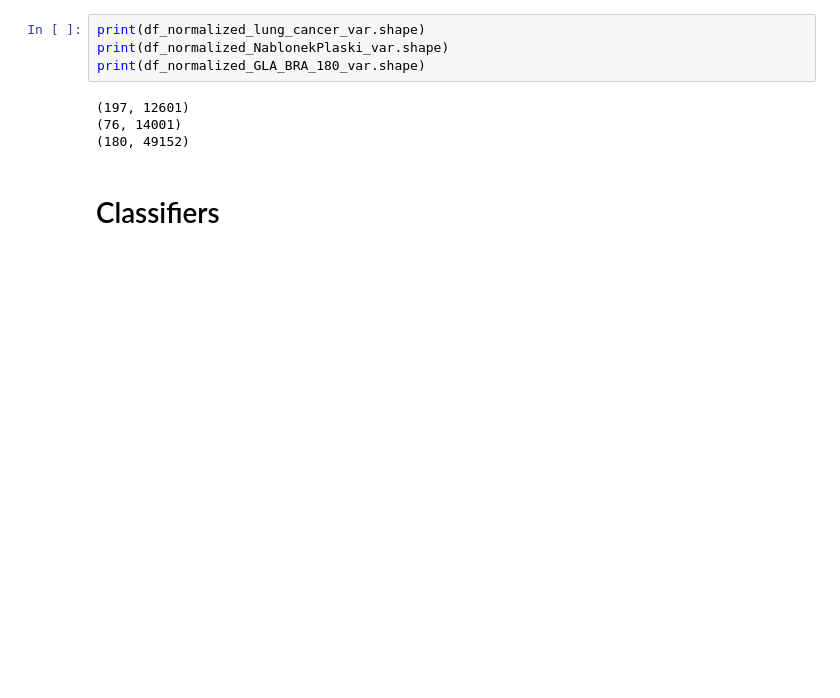
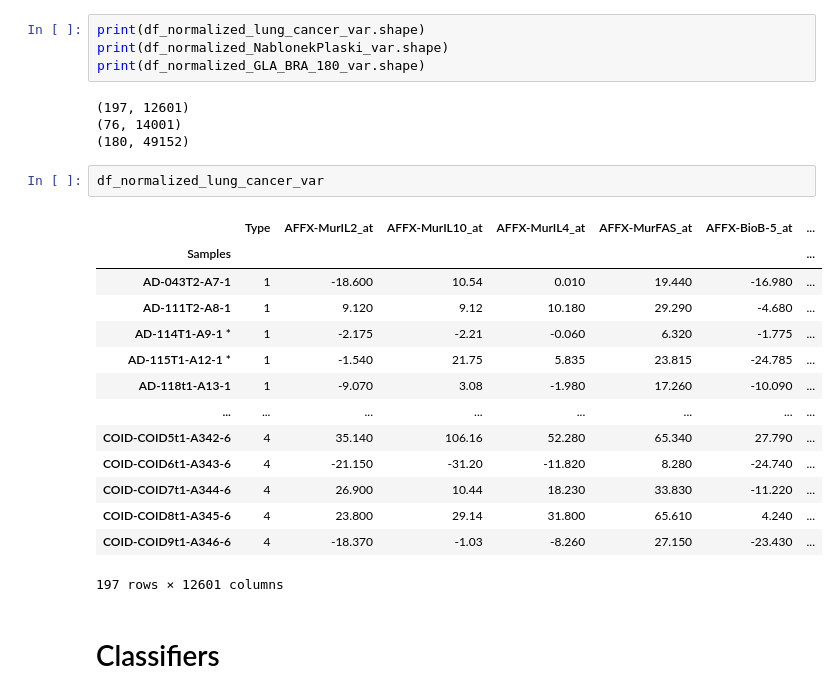
Before and after one commit to kakubicki/microarray-feature-selection, a Jupyter notebook: gene-selection-methods.ipynb, the cells around one changed output. Cells and saved outputs as stored; diff of their text form; blank space fills up the shorter version.

```diff
--- a/gene-selection-methods.ipynb
+++ b/gene-selection-methods.ipynb
@@ -518,6 +518,23 @@ print(df_normalized_GLA_BRA_180_var.shape)
 (197, 12601)
 (76, 14001)
 (180, 49152)
+# %%
+df_normalized_lung_cancer_var
+# %% [output]
+|  | Type | AFFX-MurIL2_at | AFFX-MurIL10_at | AFFX-MurIL4_at | AFFX-MurFAS_at | AFFX-BioB-5_at | ... |
+| Samples |  |  |  |  |  |  | ... |
+| AD-043T2-A7-1 | 1 | -18.600 | 10.54 | 0.010 | 19.440 | -16.980 | ... |
+| AD-111T2-A8-1 | 1 | 9.120 | 9.12 | 10.180 | 29.290 | -4.680 | ... |
+| AD-114T1-A9-1 * | 1 | -2.175 | -2.21 | -0.060 | 6.320 | -1.775 | ... |
+| AD-115T1-A12-1 * | 1 | -1.540 | 21.75 | 5.835 | 23.815 | -24.785 | ... |
+| AD-118t1-A13-1 | 1 | -9.070 | 3.08 | -1.980 | 17.260 | -10.090 | ... |
+| ... | ... | ... | ... | ... | ... | ... | ... |
+| COID-COID5t1-A342-6 | 4 | 35.140 | 106.16 | 52.280 | 65.340 | 27.790 | ... |
+| COID-COID6t1-A343-6 | 4 | -21.150 | -31.20 | -11.820 | 8.280 | -24.740 | ... |
+| COID-COID7t1-A344-6 | 4 | 26.900 | 10.44 | 18.230 | 33.830 | -11.220 | ... |
+| COID-COID8t1-A345-6 | 4 | 23.800 | 29.14 | 31.800 | 65.610 | 4.240 | ... |
+| COID-COID9t1-A346-6 | 4 | -18.370 | -1.03 | -8.260 | 27.150 | -23.430 | ... |
+197 rows × 12601 columns
 # %% [markdown]
 # Classifiers
 # %% [markdown]
```
Also changed, not shown: parts of 8 cells of this notebook.
